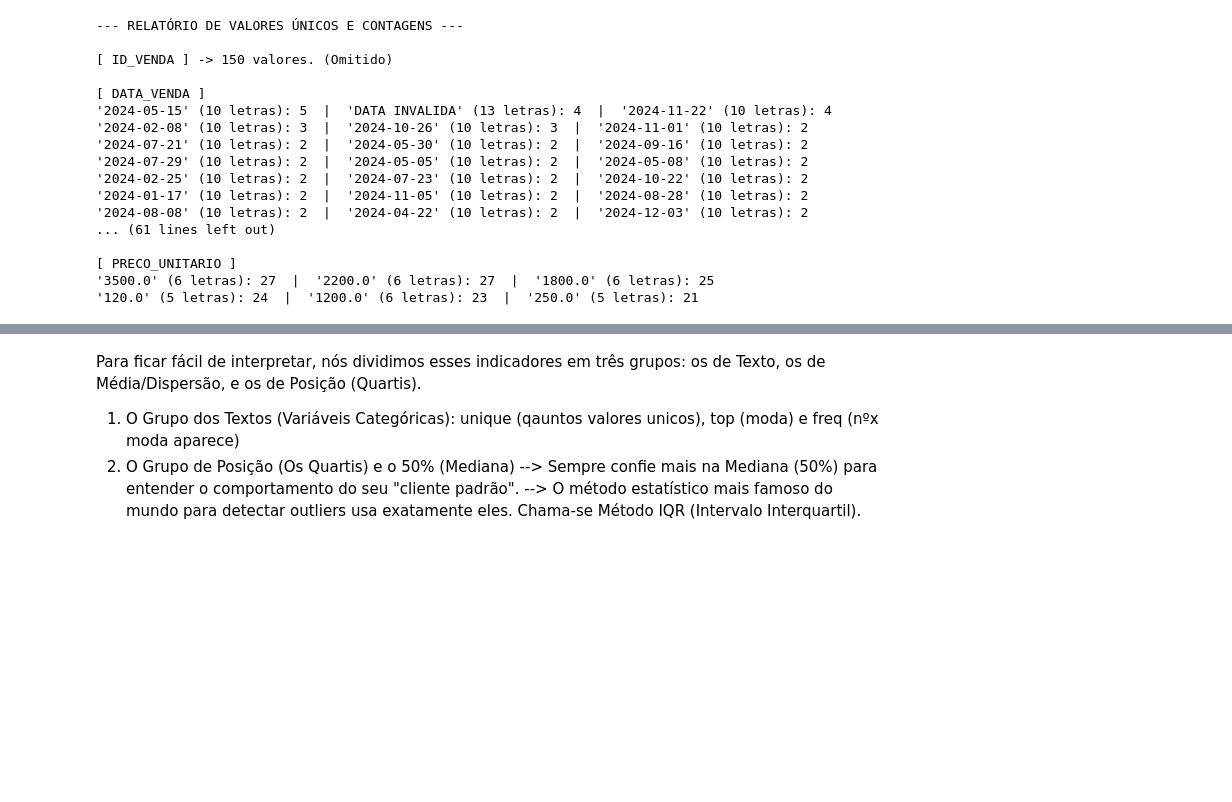
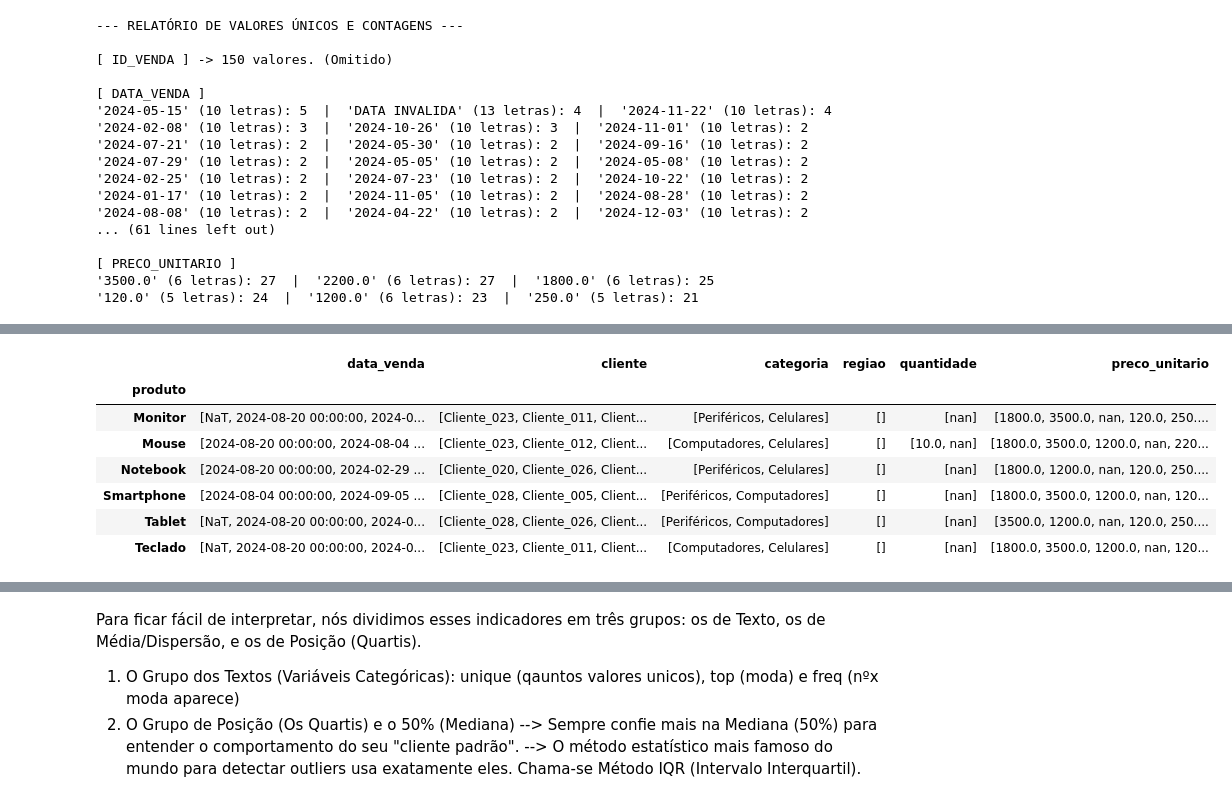
Before and after one commit to programagiovanni-code/dataview_projeto_sctec, a Jupyter notebook: notebooks/explorar_dados.ipynb, the cells around one changed output, grey strips where cells are left out. Saved outputs shown, nothing was run; the diff lists cells and outputs as text; code cells hidden in the pictures; blank space fills up the shorter version.

```diff
--- a/notebooks/explorar_dados.ipynb
+++ b/notebooks/explorar_dados.ipynb
@@ -105,0 +109,18 @@ df_datas_estranhas
+# %%
+# Valores não presentes na variavel
+df_faltantes = pd.DataFrame(index=df_agrupado.index)
+for coluna in df_agrupado.columns:
+    universo_global = set(df_limpo[coluna].unique())
+    df_faltantes[coluna] = df_agrupado[coluna].apply(
+        lambda valores_do_produto: list(universo_global - set(valores_do_produto)))
+
+display(df_faltantes)
+# %% [output]
+|  | data_venda | cliente | categoria | regiao | quantidade | preco_unitario |
+| produto |  |  |  |  |  |  |
+| Monitor | [NaT, 2024-08-20 00:00:00, 2024-0... | [Cliente_023, Cliente_011, Client... | [Periféricos, Celulares] | [] | [nan] | [1800.0, 3500.0, nan, 120.0, 250.... |
+| Mouse | [2024-08-20 00:00:00, 2024-08-04 ... | [Cliente_023, Cliente_012, Client... | [Computadores, Celulares] | [] | [10.0, nan] | [1800.0, 3500.0, 1200.0, nan, 220... |
+| Notebook | [2024-08-20 00:00:00, 2024-02-29 ... | [Cliente_020, Cliente_026, Client... | [Periféricos, Celulares] | [] | [nan] | [1800.0, 1200.0, nan, 120.0, 250.... |
+| Smartphone | [2024-08-04 00:00:00, 2024-09-05 ... | [Cliente_028, Cliente_005, Client... | [Periféricos, Computadores] | [] | [nan] | [1800.0, 3500.0, 1200.0, nan, 120... |
+| Tablet | [NaT, 2024-08-20 00:00:00, 2024-0... | [Cliente_028, Cliente_026, Client... | [Periféricos, Computadores] | [] | [nan] | [3500.0, 1200.0, nan, 120.0, 250.... |
+| Teclado | [NaT, 2024-08-20 00:00:00, 2024-0... | [Cliente_023, Cliente_011, Client... | [Computadores, Celulares] | [] | [nan] | [1800.0, 3500.0, 1200.0, nan, 120... |
```
Also changed, not shown: parts of 9 cells of this notebook, 1 other file.
